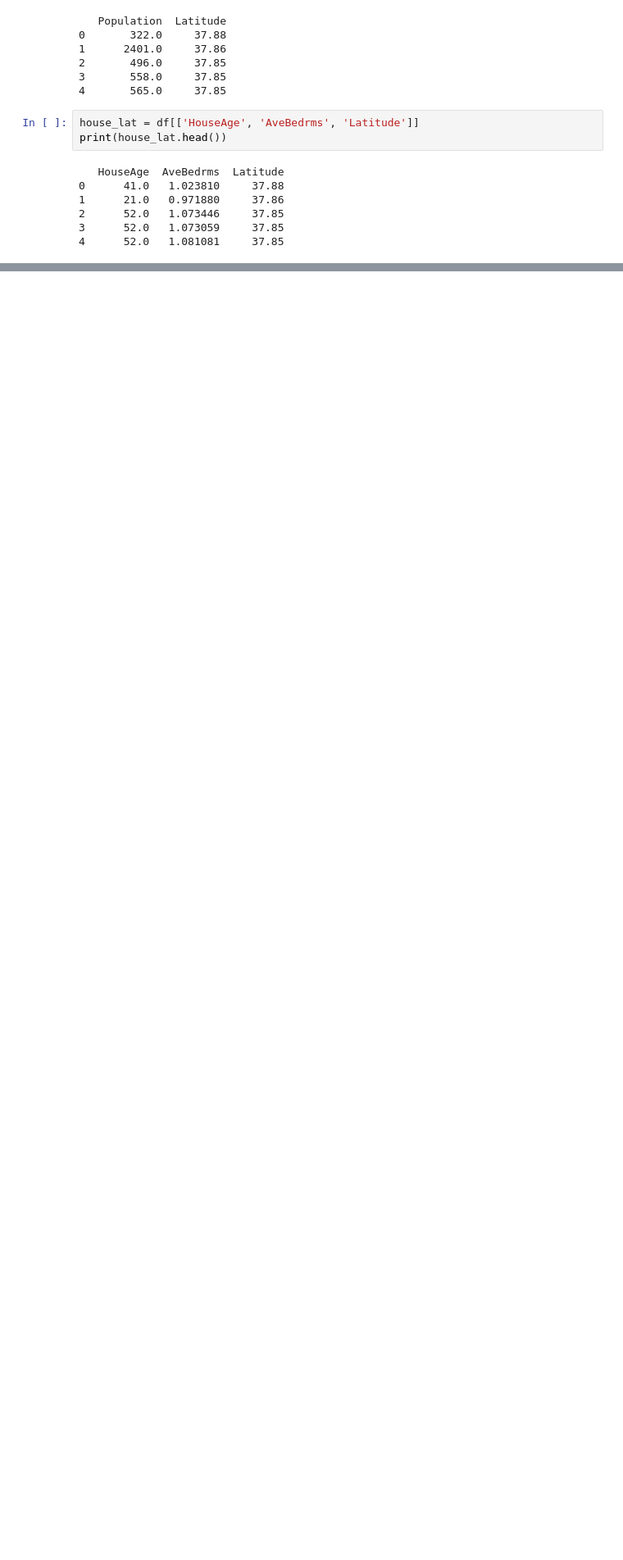
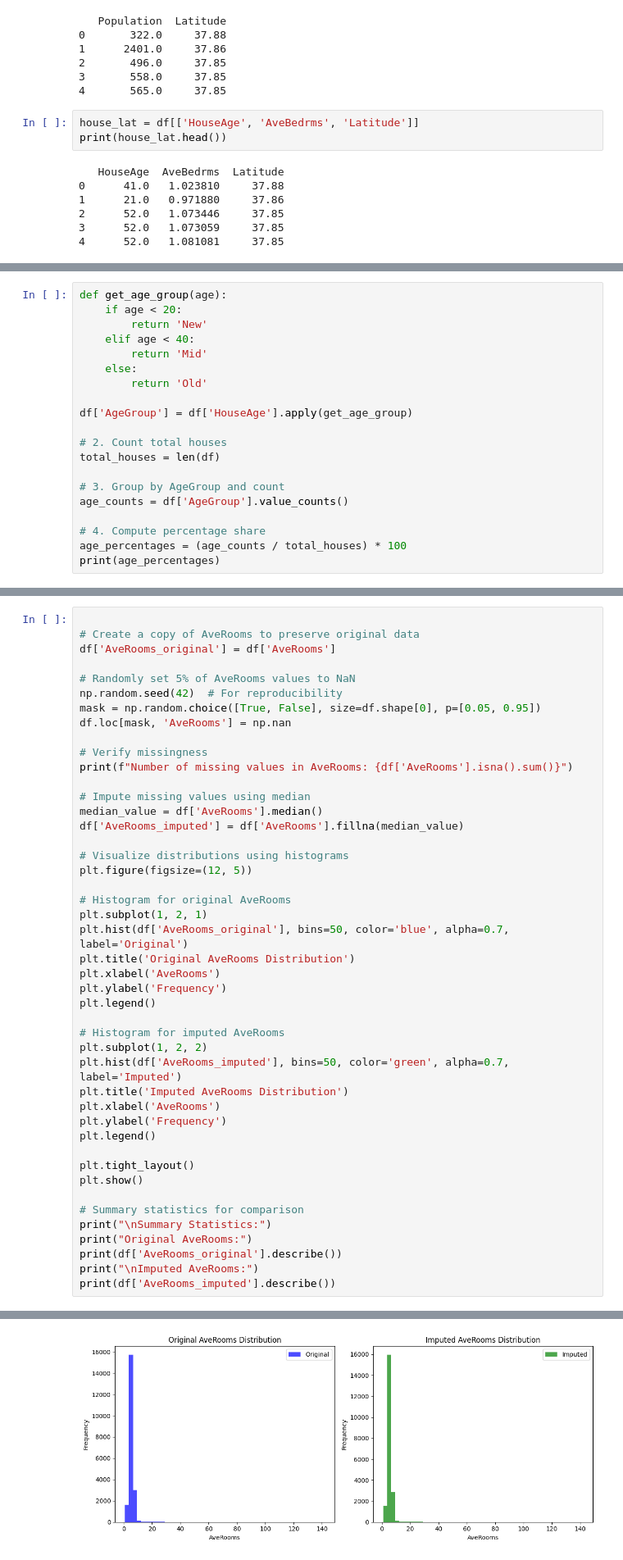
Before and after one commit to Puskar-2212/Data-analysis-tasks, a Jupyter notebook: summertask1.ipynb, the cells around one changed output, grey strips where cells are left out. Shown at 82% size. Cells and saved outputs as stored; diff of their text form; blank space fills up the shorter version.

Commit message:
Updated summertask1 by completing warm up execises exploratory data analysis, Advanced exercises and warmup exercises of numpy

```diff
--- a/summertask1.ipynb
+++ b/summertask1.ipynb
@@ -83,0 +250,20 @@ print(house_lat.head())
+# %%
+def get_age_group(age):
+    if age < 20:
+        return 'New'
+    elif age < 40:
+        return 'Mid'
+    else:
+        return 'Old'
+
+df['AgeGroup'] = df['HouseAge'].apply(get_age_group)
+
+# 2. Count total houses
+total_houses = len(df)
+
+# 3. Group by AgeGroup and count
+age_counts = df['AgeGroup'].value_counts()
+
+# 4. Compute percentage share
+age_percentages = (age_counts / total_houses) * 100
+print(age_percentages)
@@ -83,0 +343,46 @@ print(house_lat.head())
+# %%
+
+# Create a copy of AveRooms to preserve original data
+df['AveRooms_original'] = df['AveRooms']
+
+# Randomly set 5% of AveRooms values to NaN
+np.random.seed(42)  # For reproducibility
+mask = np.random.choice([True, False], size=df.shape[0], p=[0.05, 0.95])
+df.loc[mask, 'AveRooms'] = np.nan
+
+# Verify missingness
+print(f"Number of missing values in AveRooms: {df['AveRooms'].isna().sum()}")
+
+# Impute missing values using median
+median_value = df['AveRooms'].median()
+df['AveRooms_imputed'] = df['AveRooms'].fillna(median_value)
+
+# Visualize distributions using histograms
+plt.figure(figsize=(12, 5))
+
+# Histogram for original AveRooms
+plt.subplot(1, 2, 1)
+plt.hist(df['AveRooms_original'], bins=50, color='blue', alpha=0.7, label='Original')
+plt.title('Original AveRooms Distribution')
+plt.xlabel('AveRooms')
+plt.ylabel('Frequency')
+plt.legend()
+
+# Histogram for imputed AveRooms
+plt.subplot(1, 2, 2)
+plt.hist(df['AveRooms_imputed'], bins=50, color='green', alpha=0.7, label='Imputed')
+plt.title('Imputed AveRooms Distribution')
+plt.xlabel('AveRooms')
+plt.ylabel('Frequency')
+plt.legend()
+
+plt.tight_layout()
+plt.show()
+
+# Summary statistics for comparison
+print("\nSummary Statistics:")
+print("Original AveRooms:")
+print(df['AveRooms_original'].describe())
+print("\nImputed AveRooms:")
+print(df['AveRooms_imputed'].describe())
+# %% [output]
@@ -83,0 +390 @@ print(house_lat.head())
+[figure, added]
```
Also changed, not shown: parts of 29 cells of this notebook.
